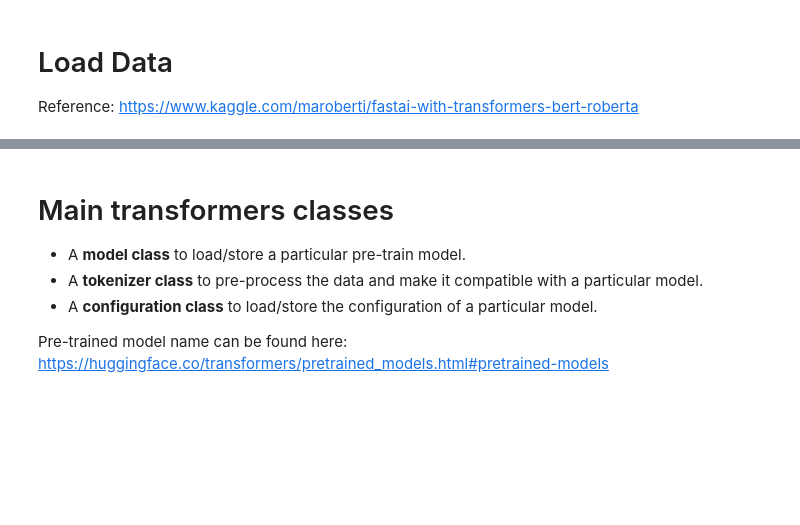
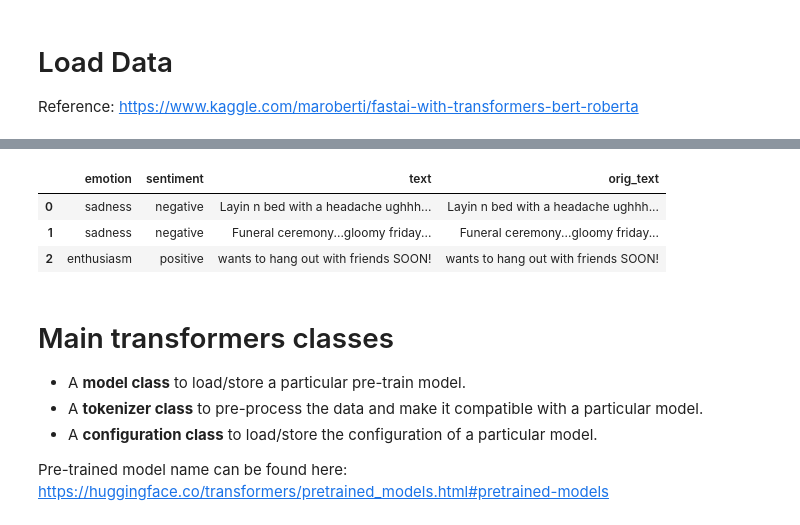
Before and after one commit to jinfeijoy/NLP, a Jupyter notebook: kaggle_Covid19_vaccine_Twitter/notebook/covid_twitter_vec_fastai1_with_transformer_googlecolab.ipynb, the cells around one changed output, grey strips where cells are left out. Cells and saved outputs as stored; diff of their text form; code cells hidden in the pictures; blank space fills up the shorter version.

```diff
--- a/kaggle_Covid19_vaccine_Twitter/notebook/covid_twitter_vec_fastai1_with_transformer_googlecolab.ipynb
+++ b/kaggle_Covid19_vaccine_Twitter/notebook/covid_twitter_vec_fastai1_with_transformer_googlecolab.ipynb
@@ -72,3 +59,14 @@ covid_tweet.head(3)
+# %%
+basic_tweet = pd.read_csv(os.path.join(path, "tweet_dataset.csv"))
+basic_tweet = basic_tweet[basic_tweet.sentiment!='empty'].drop_duplicates().reset_index(drop=True)
+basic_tweet = basic_tweet[['sentiment','new_sentiment','old_text']].rename(columns={'old_text':'text', 'sentiment':'emotion', 'new_sentiment':'sentiment'})
+basic_tweet = tweet_proc(basic_tweet,'text').dropna(subset=['sentiment'])
+basic_tweet.head(3)
+# %% [output]
+|  | emotion | sentiment | text | orig_text |
+| 0 | sadness | negative | Layin n bed with a headache ughhh... | Layin n bed with a headache ughhh... |
+| 1 | sadness | negative | Funeral ceremony...gloomy friday... | Funeral ceremony...gloomy friday... |
+| 2 | enthusiasm | positive | wants to hang out with friends SOON! | wants to hang out with friends SOON! |
 # %% [markdown]
 # Main transformers classes
 * A **model class** to load/store a particular pre-train model.
```
Also changed, not shown: parts of 25 cells of this notebook.
